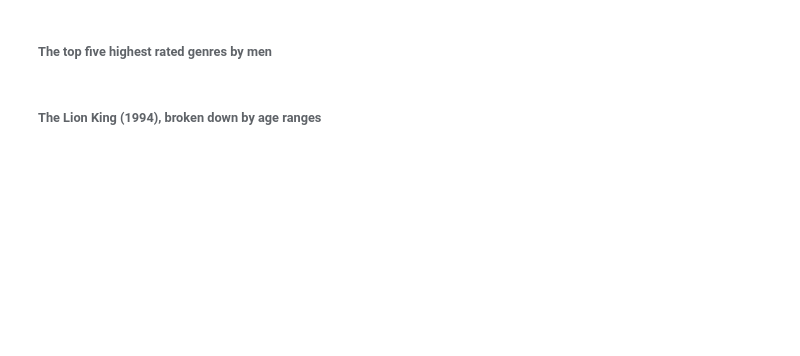
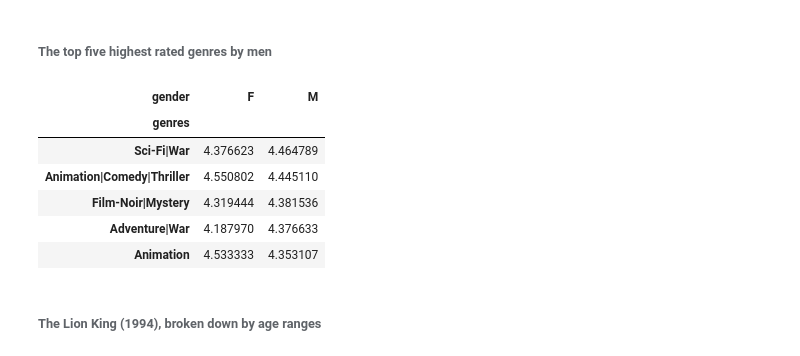
Before and after one commit to ngalinski/cs6220, a Jupyter notebook: assignments/a1/galinski_nicholas_Assignment1.ipynb, the cells around one changed output. Drawn from its saved outputs; the diff is of its cells as text; code cells hidden in the pictures; blank space fills up the shorter version.

```diff
--- a/assignments/a1/galinski_nicholas_Assignment1.ipynb
+++ b/assignments/a1/galinski_nicholas_Assignment1.ipynb
@@ -167,4 +190,15 @@ sorted_by_diff[::-1][:10]
 # %% [markdown]
 ###### The top five highest rated genres by men
+# %%
+top_male_genre = avg_genre.sort_values(by='M', ascending=False)
+top_male_genre[:5]
+# %% [output]
+| gender | F | M |
+| genres |  |  |
+| Sci-Fi|War | 4.376623 | 4.464789 |
+| Animation|Comedy|Thriller | 4.550802 | 4.445110 |
+| Film-Noir|Mystery | 4.319444 | 4.381536 |
+| Adventure|War | 4.187970 | 4.376633 |
+| Animation | 4.533333 | 4.353107 |
 # %% [markdown]
 ###### The Lion King (1994), broken down by age ranges
```
Also changed, not shown: parts of 4 cells of this notebook.
